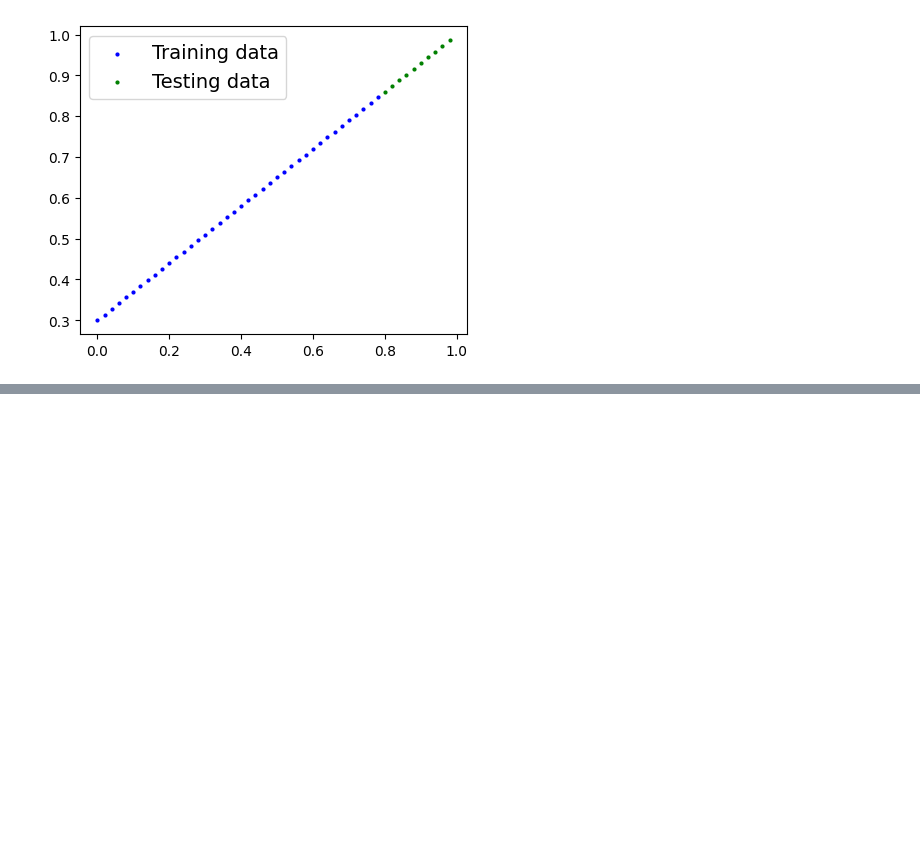
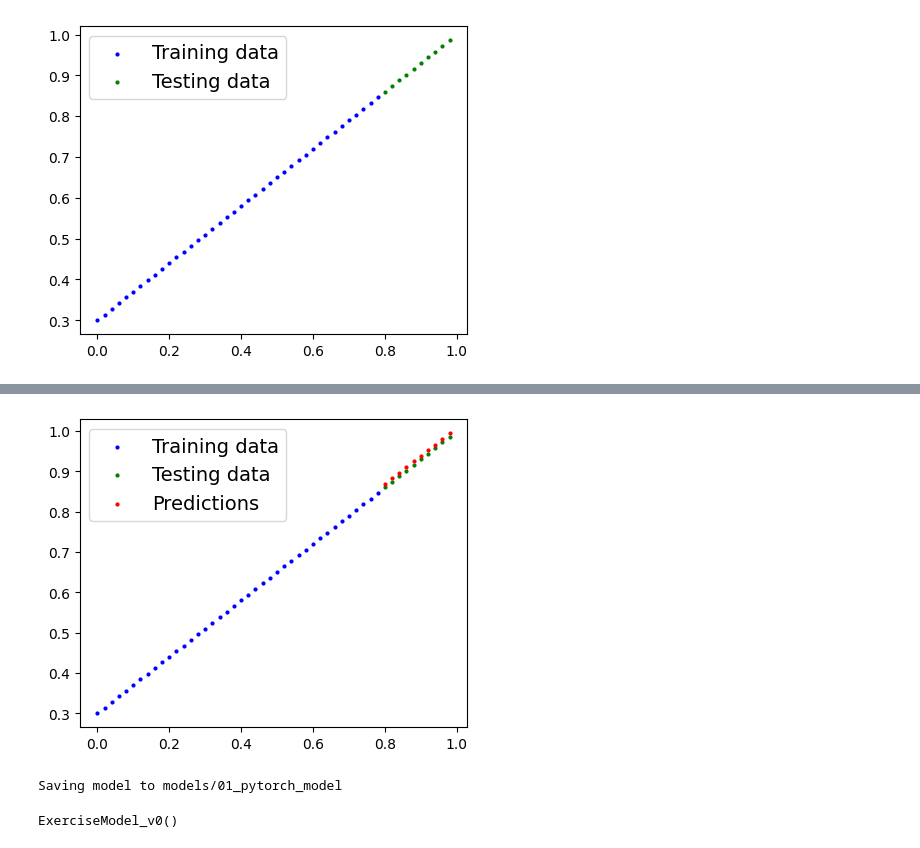
Before and after one commit to Ed-Marcavage/PyTorch, a Jupyter notebook: Workflow_Exercise.ipynb, the cells around one changed output, grey strips where cells are left out. Drawn from its saved outputs; the diff is of its cells as text; code cells hidden in the pictures; blank space fills up the shorter version.

Commit message:
complete unit 1 exercise

```diff
--- a/Workflow_Exercise.ipynb
+++ b/Workflow_Exercise.ipynb
@@ -4,3 +4,7 @@
 import torch
 from torch import nn
 import matplotlib.pyplot as plt
+# %%
+# Setup device-agnostic code
+device = "cuda" if torch.cuda.is_available() else "cpu"
+device
@@ -72,5 +94,14 @@ optim_fn = torch.optim.SGD(model_0.parameters(), 0.01)
 # %%
+torch.manual_seed(42)
+
+
 epoch = 300
+
+# Send data to target device
+X_train = X_train.to(device)
+X_test = X_test.to(device)
+y_train = y_train.to(device)
+y_test = y_test.to(device)
 
 for epoch in range(epoch):
   model_0.train();
@@ -90,14 +121,14 @@ for epoch in range(epoch):
   # Optimizer Step
   optim_fn.step()
 
-  # Testing mode
-  model_0.eval()
+  ### Perform testing every 20 epochs
+  if epoch % 20 == 0:
 
-  with torch.inference_mode():
-    # Forward Pass
-    test_prediction = model_0(X_test)
-
-    # Calc Loss
-    test_loss = loss_fn(test_prediction, y_test)
-
-    # LEFT HERE CONFUSED WITH - "The training loop should test the model on the test dataset every 20 epochs."
+    # Testing mode
+    model_0.eval()
+    with torch.inference_mode():
+      # Forward Pass
+      test_prediction = model_0(X_test)
+      # Calc Loss
+      test_loss = loss_fn(test_prediction, y_test)
+      print(f"Epoch: {epoch} | Train loss: {loss:.3f} | Test loss: {test_loss:.3f}")
@@ -103,0 +151,7 @@ for epoch in range(epoch):
+# %%
+# Make predictions with the model
+model_0.eval()
+
+with torch.inference_mode():
+  y_preds = model_0(X_test)
+y_preds
@@ -103,0 +182,25 @@ for epoch in range(epoch):
+# %%
+plot_predictions(predictions=y_preds);
+# %% [output]
+[figure, added]
+# %%
+from pathlib import Path
+
+# 1. Create models directory
+MODEL_PATH = Path("models")
+MODEL_PATH.mkdir(parents = True,exist_ok = True)
+# 2. Create model save path
+MODEL_NAME = "01_pytorch_model"
+MODEL_SAVE_PATH = MODEL_PATH / MODEL_NAME
+# 3. Save the model state dict
+print(f"Saving model to {MODEL_SAVE_PATH}")
+torch.save(obj = model_1.state_dict(),f = MODEL_SAVE_PATH)
+# %% [output]
+Saving model to models/01_pytorch_model
+# %%
+# Create new instance of model and load saved state dict (make sure to put it on the target device)
+loaded_model = ExerciseModel_v0()
+loaded_model.load_state_dict(torch.load(f = MODEL_SAVE_PATH))
+loaded_model.to(device)
+# %% [output]
+ExerciseModel_v0()
```
Also changed, not shown: parts of 9 cells of this notebook.
